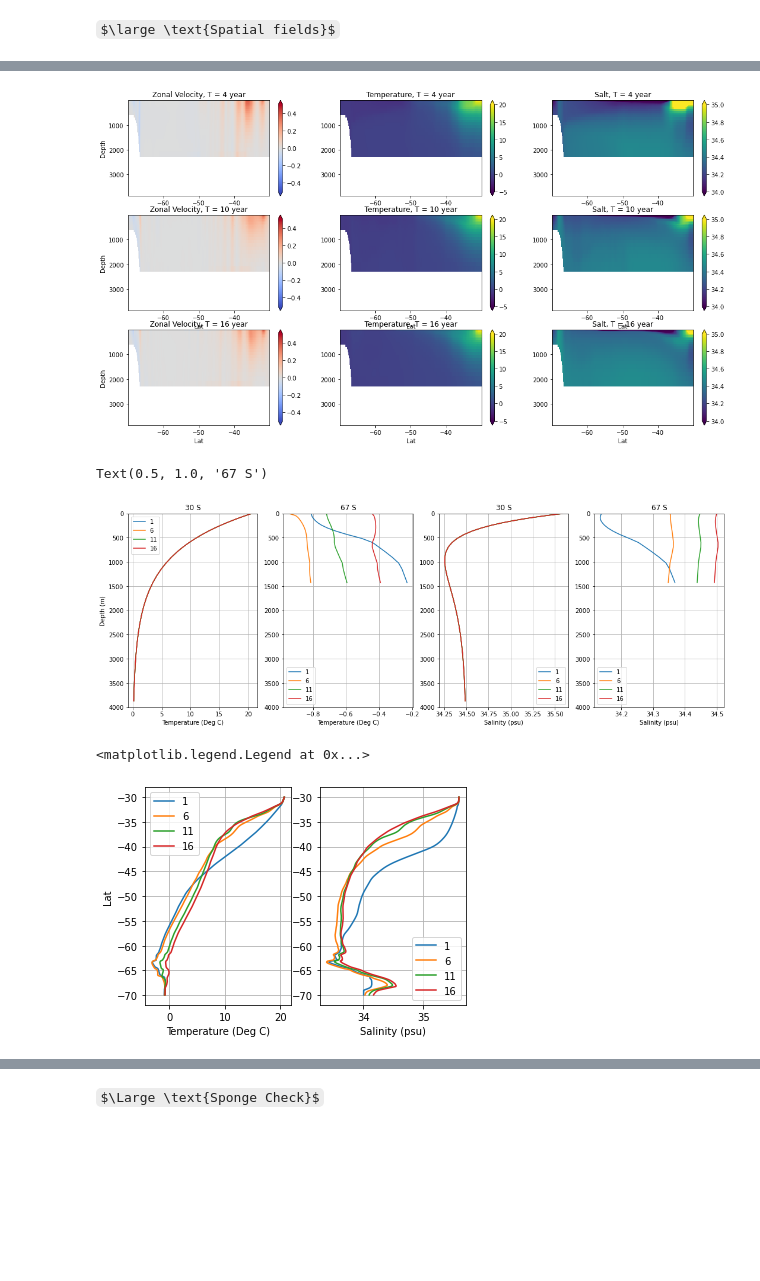
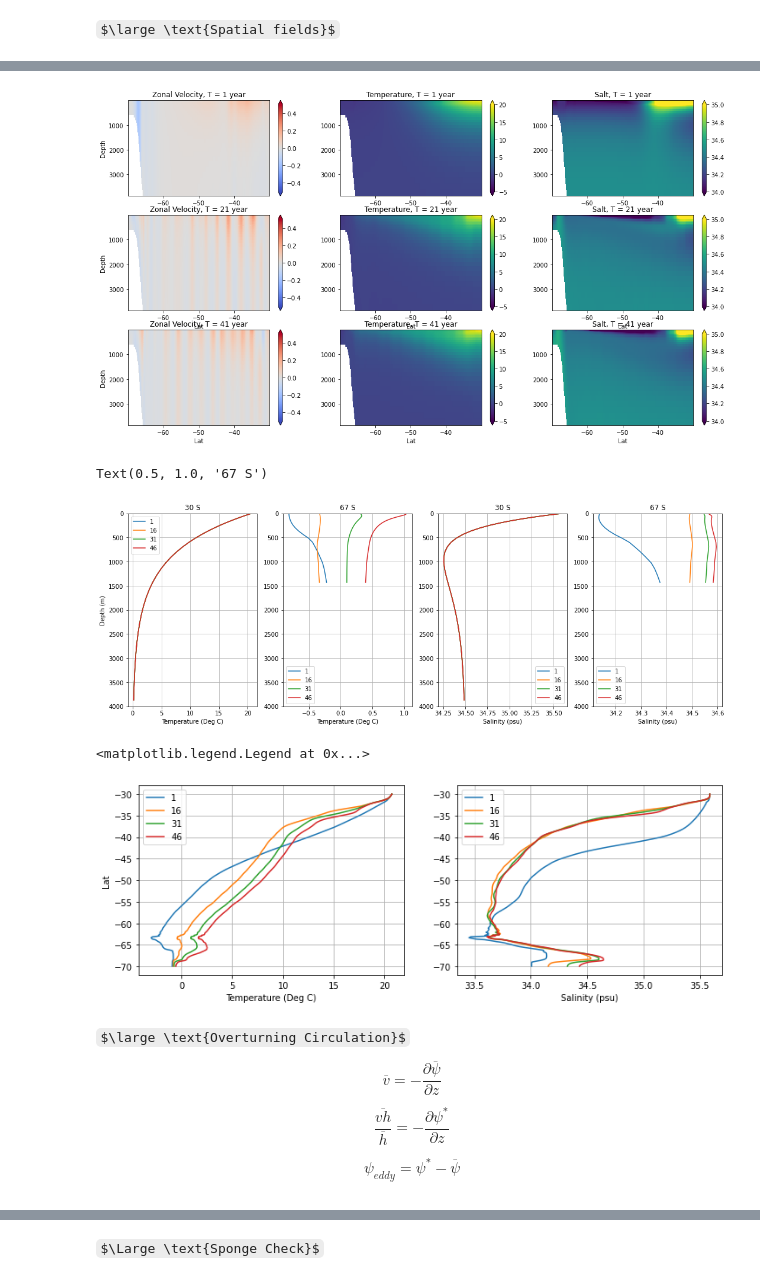
Before and after one commit to hmkhatri/MOM6-Channel-Southern-Ocean, a Jupyter notebook: Analysis/TS_025_Test.ipynb, the cells around one changed output, grey strips where cells are left out. Saved outputs shown, nothing was run; the diff lists cells and outputs as text; code cells hidden in the pictures; some formulas as TeX source; blank space fills up the shorter version.

Commit message:
overturning check

```diff
--- a/Analysis/TS_025_Test.ipynb
+++ b/Analysis/TS_025_Test.ipynb
@@ -223,7 +111,7 @@ ds_stat.close()
 # %% [markdown]
 $\large \text{Spatial fields}$
 # %%
-ds_z = xr.open_dataset(ppdir+"prog_z.nc",decode_times=False)
+ds_z = xr.open_mfdataset(ppdir+"prog_z*.nc",decode_times=False)
 print(ds_z)
 
 #ds_rho = xr.open_mfdataset(ppdir+"prog_rho2*.nc",decode_times=False)
@@ -260,7 +148,7 @@ grid = Grid(ds_z, coords={'X': {'center': 'xh', 'right': 'xq'},
 plt.figure(figsize=(20,10))
 
 ct = 0
-for i in range(3,20,6):
+for i in range(0,50,20):
     plt.subplot(3,4,4*ct + 1)
     tmp = ds_z['u'].isel(Time = i, z_l=0)
     plt.pcolor(ds_z['xq'], ds_z['yh'], tmp, vmin = -0.5, vmax = 0.5, cmap='coolwarm')
@@ -301,9 +189,9 @@ for i in range(3,20,6):
 plt.figure(figsize=(18,10))
 
 ct = 0
-for i in range(3,20,6):
+for i in range(0,50,20):
     plt.subplot(3,3,3*ct + 1)
-    tmp = ds_z['u'].isel(Time = i, xq=120)
+    tmp = ds_z['u'].isel(Time = i, xq=240)
     plt.pcolor(ds_z['yh'], ds_z['z_l'], tmp, vmin = -0.5, vmax = 0.5, cmap='coolwarm')
     plt.colorbar(extend='both')
     plt.ylabel('Depth')
@@ -313,7 +201,7 @@ for i in range(3,20,6):
     plt.gca().invert_yaxis()
 
     plt.subplot(3,3,3*ct + 2)
-    tmp = ds_z['temp'].isel(Time = i, xh=120)
+    tmp = ds_z['temp'].isel(Time = i, xh=240)
     plt.pcolor(ds_z['yh'], ds_z['z_l'], tmp, vmin = -5, vmax = 20.)
     plt.colorbar(extend='both')
     if(ct>0):
@@ -322,7 +210,7 @@ for i in range(3,20,6):
     plt.gca().invert_yaxis()
 
     plt.subplot(3,3,3*ct + 3)
-    tmp = ds_z['salt'].isel(Time = i, xh=120)
+    tmp = ds_z['salt'].isel(Time = i, xh=240)
     plt.pcolor(ds_z['yh'], ds_z['z_l'], tmp, vmin = 34.0, vmax = 35.0)
     plt.colorbar(extend='both')
     if(ct>0):
@@ -332,12 +220,12 @@ for i in range(3,20,6):
 
     ct = ct + 1
 # %% [output]
-[figure, old version]
+[figure, new version]
 # %%
 plt.figure(figsize=(18,6))
 
 plt.subplot(1,4,1)
-for i in range(0,20,5):
+for i in range(0,50,15):
     tmp = ds_z['temp'].isel(Time=i).sel(yh=slice(-31.0, -30.0)).mean(['xh','yh'])
     plt.plot(tmp, ds_z['z_l'], label = str(i+1))
 plt.grid()
@@ -349,7 +237,7 @@ plt.legend()
 plt.title('30 S')
 
 plt.subplot(1,4,2)
-for i in range(0,20,5):
+for i in range(0,50,15):
     tmp = ds_z['temp'].isel(Time=i).sel(yh=slice(-68.0, -67.0)).mean(['xh','yh'])
     plt.plot(tmp, ds_z['z_l'], label = str(i+1))
 plt.grid()
@@ -360,7 +248,7 @@ plt.legend()
 plt.title('67 S')
 
 plt.subplot(1,4,3)
-for i in range(0,20,5):
+for i in range(0,50,15):
     tmp = ds_z['salt'].isel(Time=i).sel(yh=slice(-31.0, -30.0)).mean(['xh','yh'])
     plt.plot(tmp, ds_z['z_l'], label = str(i+1))
 plt.grid()
@@ -371,7 +259,7 @@ plt.title('30 S')
 plt.legend()
 
 plt.subplot(1,4,4)
-for i in range(0,20,5):
+for i in range(0,50,15):
     tmp = ds_z['salt'].isel(Time=i).sel(yh=slice(-68.0, -67.0)).mean(['xh','yh'])
     plt.plot(tmp, ds_z['z_l'], label = str(i+1))
 plt.grid()
@@ -382,26 +270,34 @@ plt.legend()
 plt.title('67 S')
 # %% [output]
 Text(0.5, 1.0, '67 S')
-[figure, old version]
+[figure, new version]
 # %%
 plt.figure(figsize=(12,4))
 
-plt.subplot(1,4,1)
-for i in range(0,20,5):
+plt.subplot(1,2,1)
+for i in range(0,50,15):
     tmp = ds_z['temp'].isel(Time=i).isel(z_l=0).mean('xh')
     plt.plot(tmp, ds_z['yh'], label = str(i+1))
 plt.grid()
 plt.xlabel('Temperature (Deg C)')
 plt.ylabel('Lat')
 plt.legend()
 
-plt.subplot(1,4,2)
-for i in range(0,20,5):
+plt.subplot(1,2,2)
+for i in range(0,50,15):
     tmp = ds_z['salt'].isel(Time=i).isel(z_l=0).mean('xh')
     plt.plot(tmp, ds_z['yh'], label = str(i+1))
 plt.grid()
 plt.xlabel('Salinity (psu)')
 plt.legend()
 # %% [output]
 <matplotlib.legend.Legend at 0x...>
-[figure, old version]
+[figure, new version]
+# %% [markdown]
+$\large \text{Overturning Circulation}$
+
+$$ \overline{v} = -\frac{\partial \overline{\psi}}{\partial z}$$
+
+$$\frac{ \overline{vh}}{\overline{h}} = -\frac{\partial \psi^*}{\partial z}$$
+
+$$\psi_{eddy} = \psi^* - \overline{\psi}$$
```
Also changed, not shown: parts of 23 cells of this notebook.
